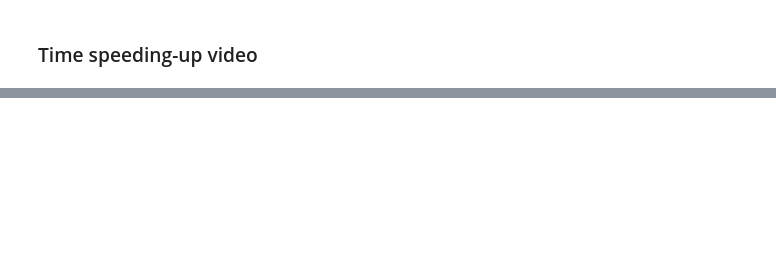
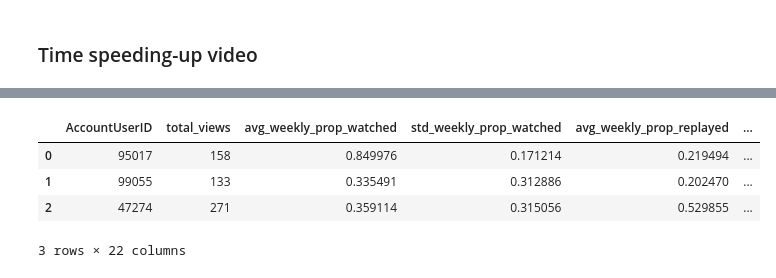
Before and after one commit to epfl-ml4ed/flipped-classroom, a Jupyter notebook: notebooks/AIED_feature_reproduction.ipynb, the cells around one changed output, grey strips where cells are left out. Saved outputs shown, nothing was run; the diff lists cells and outputs as text; code cells hidden in the pictures; blank space fills up the shorter version.

```diff
--- a/notebooks/AIED_feature_reproduction.ipynb
+++ b/notebooks/AIED_feature_reproduction.ipynb
@@ -512,0 +529,25 @@ problem_info
+# %%
+aied_features = [total_views, avg_weekly_prop_watched, std_weekly_prop_watched, avg_weekly_prop_replayed,
+    std_weekly_prop_replayed, avg_weekly_prop_interrupted, std_weekly_prop_interrupted, total_actions,
+    frequency_all_actions, freq_play, freq_pause, freq_seek_backward, freq_seek_forward,freq_speed_change,
+    freq_stop, avg_pause_duration, std_pause_duration, avg_seek_length, std_seek_length, avg_time_speeding_up, std_time_speeding_up]
+# %%
+from tqdm import tqdm_notebook, tnrange
+from time import sleep
+
+def compute_feature_vector(video_events, userId, aied_features):
+    user_events = video_events.loc[video_events.AccountUserID == userId]
+    features_vector = [userId]
+    for feat_func in tqdm_notebook(aied_features, desc="Feature loop", leave=False):
+        features_vector.append(feat_func(user_events))
+        sleep(0.01)
+    return features_vector
+
+# Compute the features for every students
+def compute_features_df(video_events, aied_features):
+    users = video_events.AccountUserID.unique()
+    features_array = []
+    for user in tqdm_notebook(users, desc="User loop", leave=False):
+        features_array.append(compute_feature_vector(video_events, user, aied_features))
+    columns = ["AccountUserID"] + list(map(lambda func: func.__name__, aied_features))
+    return pd.DataFrame(features_array, columns=columns)
@@ -512,0 +594,10 @@ problem_info
+# %%
+features_df = compute_features_df(events, aied_features)
+# %%
+features_df.head()
+# %% [output]
+|  | AccountUserID | total_views | avg_weekly_prop_watched | std_weekly_prop_watched | avg_weekly_prop_replayed | ... |
+| 0 | 95017 | 158 | 0.849976 | 0.171214 | 0.219494 | ... |
+| 1 | 99055 | 133 | 0.335491 | 0.312886 | 0.202470 | ... |
+| 2 | 47274 | 271 | 0.359114 | 0.315056 | 0.529855 | ... |
+3 rows × 22 columns
```
Also changed, not shown: parts of 33 cells of this notebook, 6 other files.
